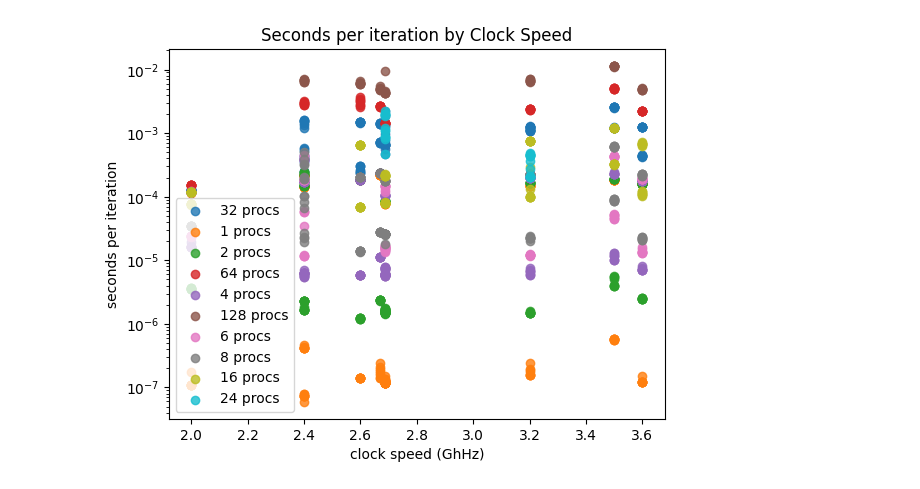
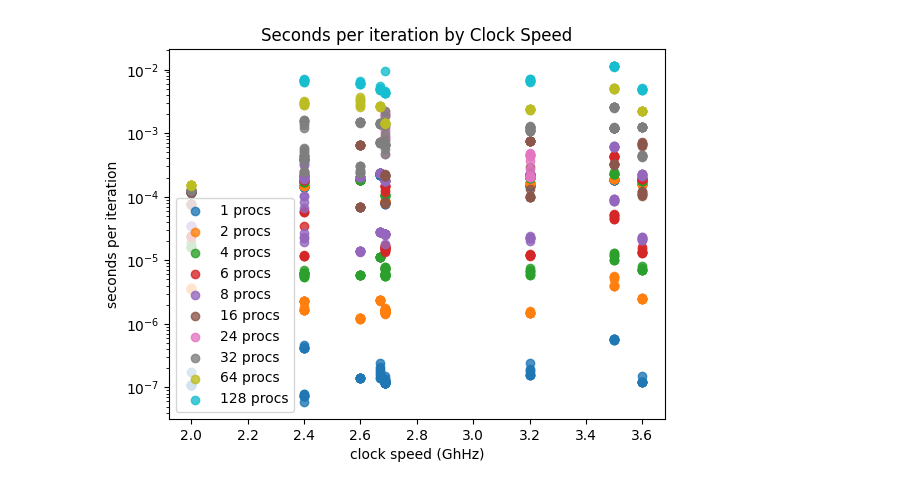
Before and after one commit to JStewart28/CS542-Project, a Jupyter notebook: code/Python/analysis.ipynb, the cells around one changed output. Drawn from its saved outputs; the diff is of its cells as text; code cells hidden in the pictures.

```diff
--- a/code/Python/analysis.ipynb
+++ b/code/Python/analysis.ipynb
@@ -10,24 +10,24 @@ hostnames = set(df["hostname"].values)
 benchmarks = set(df["benchmark"].values)
 colors = list(mcolors.TABLEAU_COLORS.keys())
 # %%
-supercomputers = ["wheeler282.alliance.unm.edu", "xena-test.xena.alliance.unm.edu"]
+supercomputers = ["wheeler", "xena"]
 clock_speeds = {
-    "xena-test.xena.alliance.unm.edu": 2.60,
+    "xena": 2.60,
     "yucca": 2.4,
     "leda": 3.6,
     "Aureolin": 2.688,
-    "wheeler282.alliance.unm.edu": 2.67,
+    "wheeler": 2.67,
     "Celeste": 3.2,
     "ocotillo": 2.4,
     "mack": 3.5,
     "sahu": 2.0,
 }
 num_cores = {
-    "xena-test.xena.alliance.unm.edu": 16,
+    "xena": 16,
     "yucca": 16,
     "leda": 16,
     "Aureolin": 10,
-    "wheeler282.alliance.unm.edu": 8,
+    "wheeler": 8,
     "Celeste": 6,
     "ocotillo": 4,
     "mack": 4,
@@ -93,16 +114,20 @@ for benchmark in benchmarks:
 # %%
 fig, ax = plt.subplots()
-for num_procs in set(df["num_procs"].values):
+
+nprocs = np.sort(list(set(df["num_procs"].values)))
+np.sort(nprocs)
+
+for num_procs in nprocs:
     subdf = df[df["num_procs"] == num_procs]
     ax.scatter(subdf["clock_speed"], subdf["avg_time"], label=f"{num_procs} procs", alpha=0.8)
 ax.legend()
 ax.set_yscale("log")
 ax.set_xlabel("clock speed (GhHz)")
 ax.set_ylabel("seconds per iteration")
 ax.set_title("Seconds per iteration by Clock Speed")
 plt.savefig("correlation.pdf", bbox_inches="tight")
 plt.show()
 # %% [output]
-[figure, old version]
+[figure, new version]
 # %%
 fig, ax = plt.subplots()
```
Also changed, not shown: parts of 4 cells of this notebook, 18 other files.
